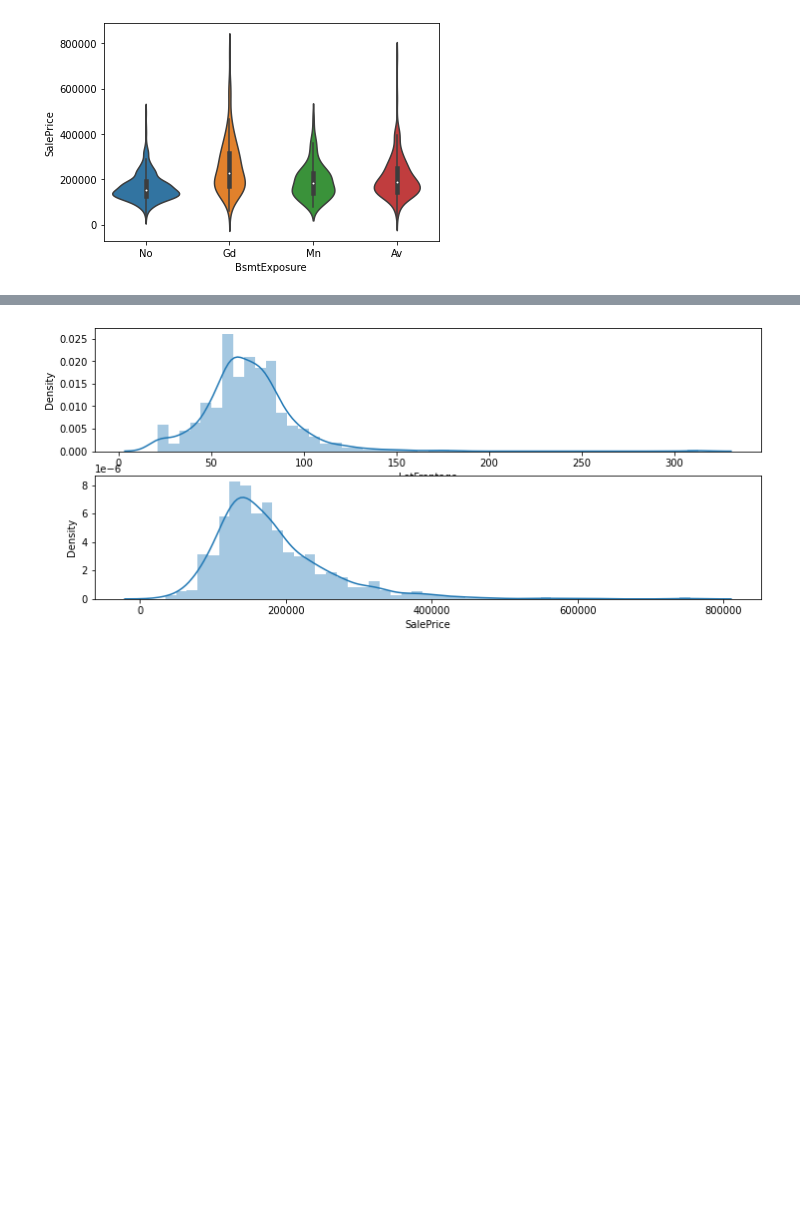
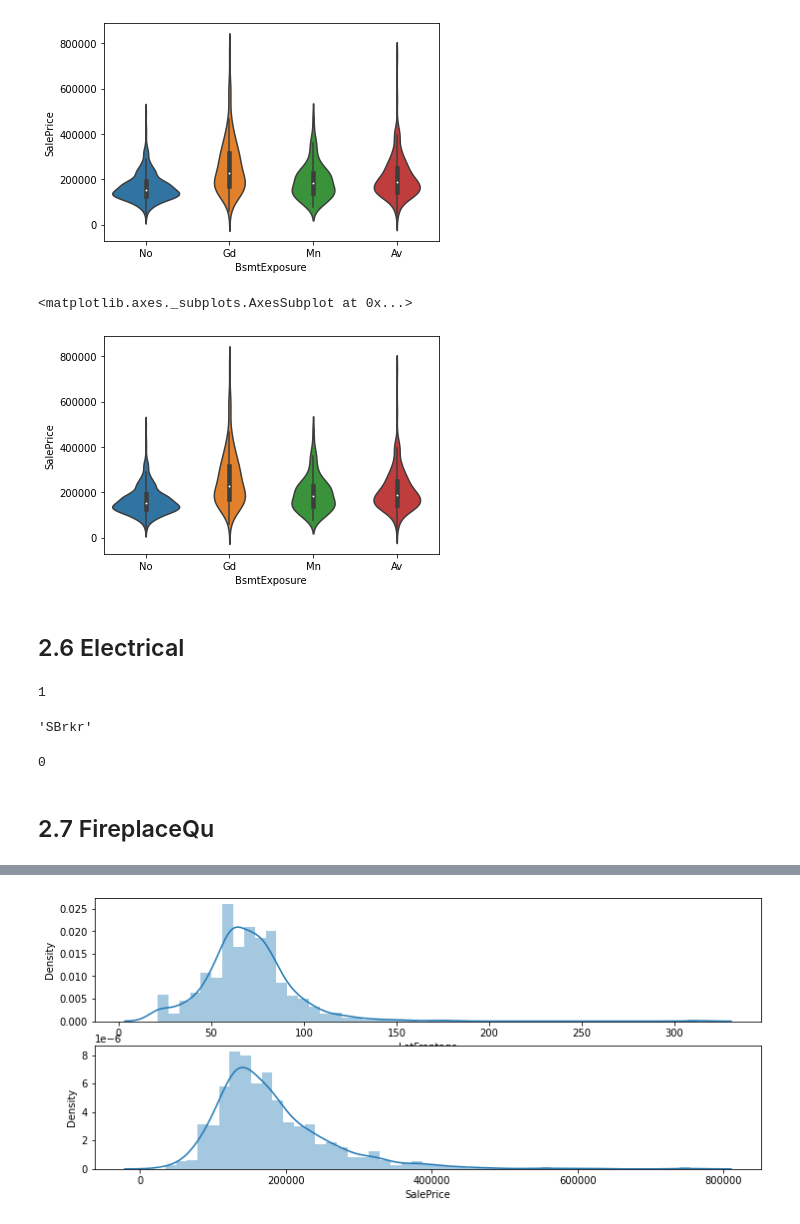
Before and after one commit to marudengi/practice-for-kaggle, a Jupyter notebook: House_Prices.ipynb, the cells around one changed output, grey strips where cells are left out. Cells and saved outputs as stored; diff of their text form; code cells hidden in the pictures; blank space fills up the shorter version.

```diff
--- a/House_Prices.ipynb
+++ b/House_Prices.ipynb
@@ -629,0 +655,15 @@ sns.violinplot(train['BsmtExposure'],train['SalePrice'])
+# %%
+sns.violinplot(train['BsmtExposure'],train['SalePrice'])
+# %% [output]
+<matplotlib.axes._subplots.AxesSubplot at 0x...>
+[figure, added]
+# %% [markdown]
+## 2.6 Electrical
+# %%
+train['Electrical'].isna().sum()
+# %% [output]
+1
+# %%
+train['Electrical'].value_counts().index[0]
+# %% [output]
+'SBrkr'
@@ -629,0 +674,6 @@ sns.violinplot(train['BsmtExposure'],train['SalePrice'])
+# %%
+train['Electrical'].isna().sum()
+# %% [output]
+0
+# %% [markdown]
+## 2.7 FireplaceQu
```
Also changed, not shown: parts of 39 cells of this notebook.
